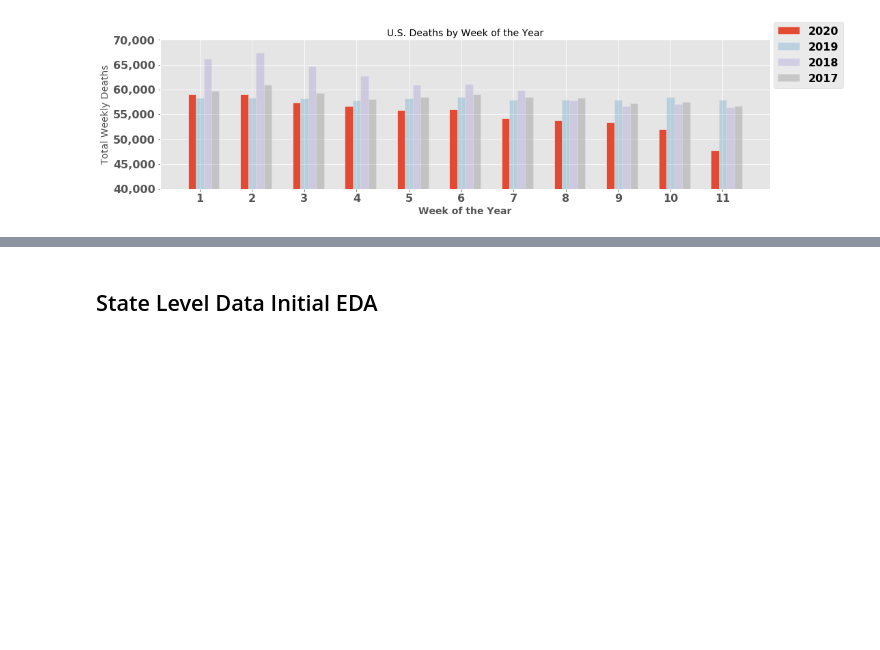
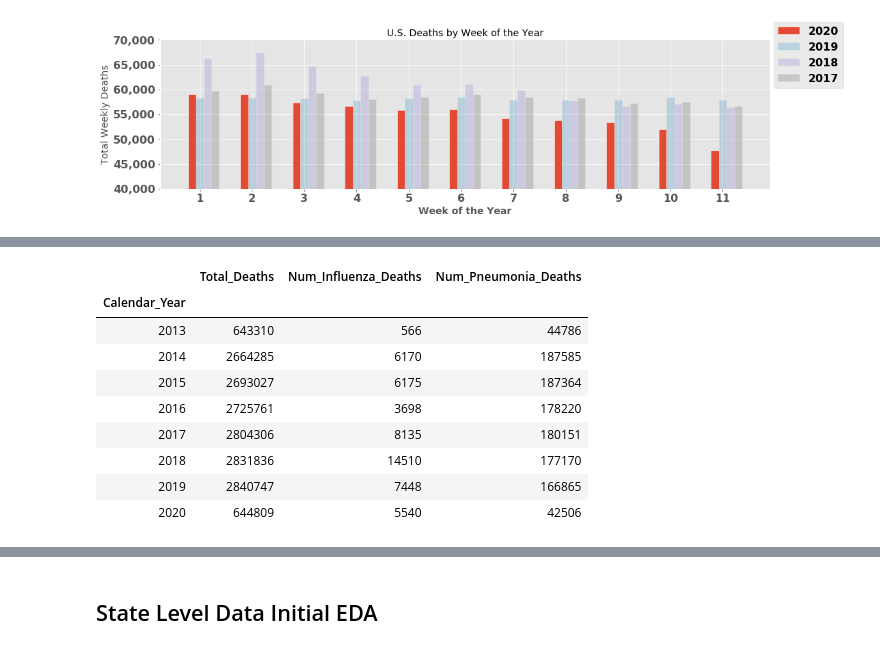
Before and after one commit to jdybuncio/usa-mortality-investigation, a Jupyter notebook: eda_file.ipynb, the cells around one changed output, grey strips where cells are left out. Cells and saved outputs as stored; diff of their text form; code cells hidden in the pictures; blank space fills up the shorter version.

```diff
--- a/eda_file.ipynb
+++ b/eda_file.ipynb
@@ -467,0 +481,13 @@ plt.show()
+# %%
+df_national_official.groupby('Calendar_Year').sum()[['Total_Deaths','Num_Influenza_Deaths','Num_Pneumonia_Deaths']]
+# %% [output]
+|  | Total_Deaths | Num_Influenza_Deaths | Num_Pneumonia_Deaths |
+| Calendar_Year |  |  |  |
+| 2013 | 643310 | 566 | 44786 |
+| 2014 | 2664285 | 6170 | 187585 |
+| 2015 | 2693027 | 6175 | 187364 |
+| 2016 | 2725761 | 3698 | 178220 |
+| 2017 | 2804306 | 8135 | 180151 |
+| 2018 | 2831836 | 14510 | 177170 |
+| 2019 | 2840747 | 7448 | 166865 |
+| 2020 | 644809 | 5540 | 42506 |
```
Also changed, not shown: parts of 73 cells of this notebook, 4 other files.
